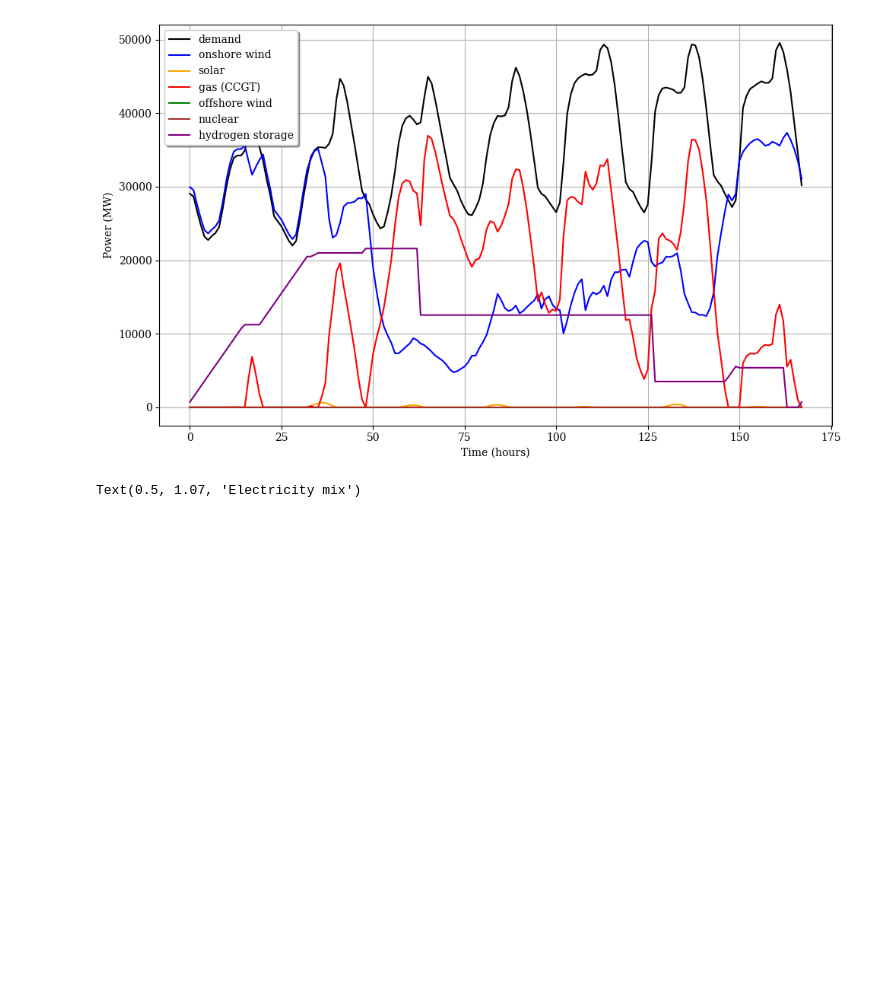
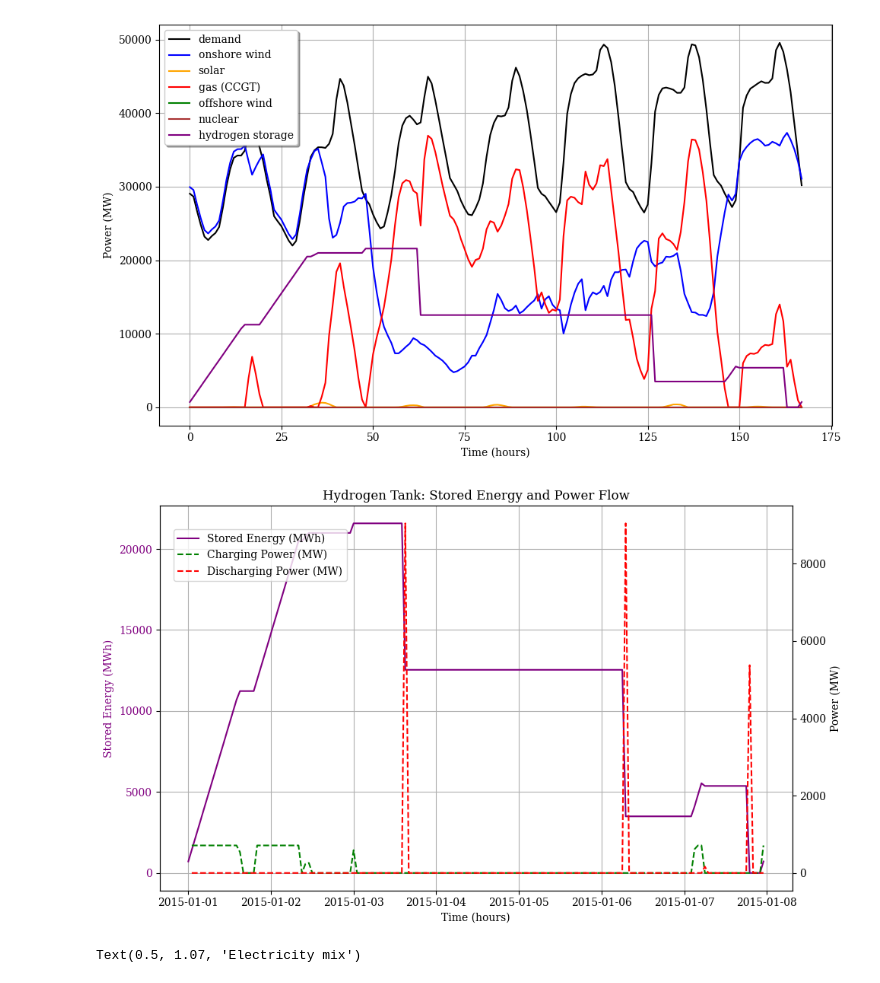
Before and after one commit to CarlosFdHL/ieg_project, a Jupyter notebook: Dmodel.ipynb, the cells around one changed output. Cells and saved outputs as stored; diff of their text form; code cells hidden in the pictures; blank space fills up the shorter version.

```diff
--- a/Dmodel.ipynb
+++ b/Dmodel.ipynb
@@ -265,6 +281,48 @@ plt.grid(True)
 plt.tight_layout()
 # %% [output]
 [figure]
+# %%
+# Selection of plotted hours
+num_hours_week = 24 * 7
+hours = pd.date_range(start="2015-01-01", periods=num_hours_week, freq='H')
+
+# Hydrogen storage data
+stored_energy = network.stores_t.e['H2 Tank']
+delta_energy = stored_energy.diff()
+
+# Define charging and discharging
+charging = (delta_energy > 0) * delta_energy
+discharging = (delta_energy < 0) * delta_energy
+
+# Filter data for the selected hours
+stored_energy = stored_energy[hours].values
+charging = charging[hours].values
+discharging = discharging[hours].values
+
+# Create the plot with two y-axes
+fig, ax1 = plt.subplots(figsize=(10, 6))
+
+# Left y-axis: stored energy
+ax1.plot(hours, stored_energy, color='purple', label='Stored Energy (MWh)')
+ax1.set_xlabel('Time (hours)')
+ax1.set_ylabel('Stored Energy (MWh)', color='purple')
+ax1.tick_params(axis='y', labelcolor='purple')
+ax1.grid(True)
+
+# Right y-axis: charging and discharging power
+ax2 = ax1.twinx()
+ax2.plot(hours, charging, label='Charging Power (MW)', linestyle='--', color='green')
+ax2.plot(hours, -discharging, label='Discharging Power (MW)', linestyle='--', color='red')  # Use -discharging to make values positive
+ax2.set_ylabel('Power (MW)', color='black')
+ax2.tick_params(axis='y', labelcolor='black')
+
+# Add legends
+fig.legend(loc='upper left', bbox_to_anchor=(0.1, 0.9))
+plt.title('Hydrogen Tank: Stored Energy and Power Flow')
+plt.tight_layout()
+plt.show()
+# %% [output]
+[figure, added]
 # %%
 labels = ['onshore wind',
           'gas (CCGT)',
```
Also changed, not shown: parts of 1 cell of this notebook, 1 other file.
